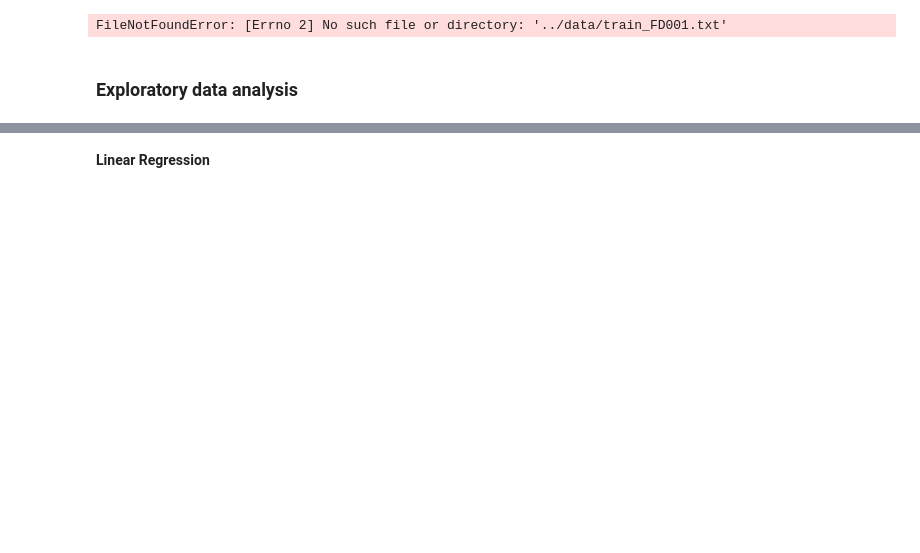
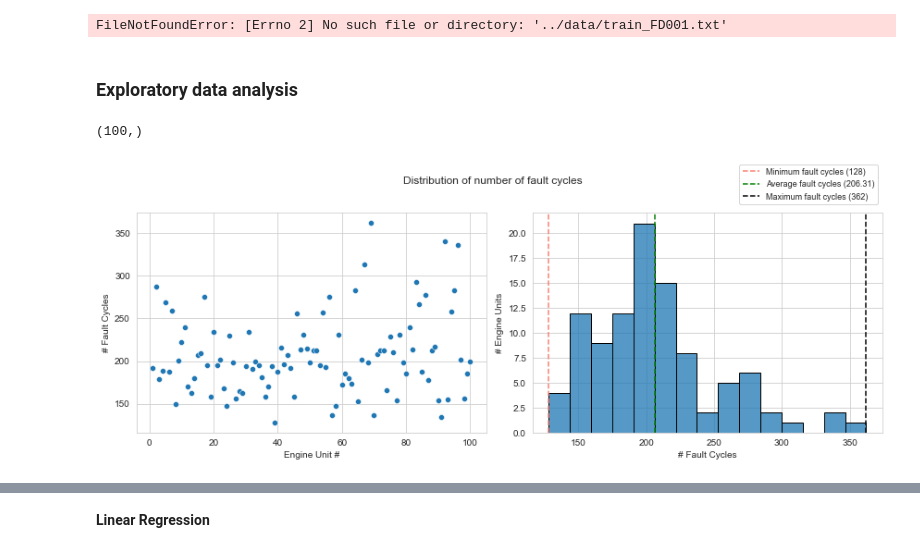
Before and after one commit to Khyati-Bareja/Predictive-Analysis-of-NASA-Turbofan-Degradation-simulation-dataset, a Jupyter notebook: src/EDA-and-Modeling.ipynb, the cells around one changed output, grey strips where cells are left out. Drawn from its saved outputs; the diff is of its cells as text; code cells hidden in the pictures; blank space fills up the shorter version.

```diff
--- a/src/EDA-and-Modeling.ipynb
+++ b/src/EDA-and-Modeling.ipynb
@@ -56,3 +51,36 @@ train.head()
 FileNotFoundError: [Errno 2] No such file or directory: '../data/train_FD001.txt'
 # %% [markdown]
 ### Exploratory data analysis
+# %%
+train.unit_num.unique().shape
+# %% [output]
+(100,)
+# %%
+n_cycles = train[index_names].groupby('unit_num').count()
+
+fig, axes = plt.subplots(1, 2, figsize=(12, 4))
+
+sns.scatterplot(data=n_cycles, x="unit_num", y="time_cycles", ax=axes[0])
+
+hist = sns.histplot(data=n_cycles, x="time_cycles", edgecolor='k', ax=axes[1], bins=15)
+hist.axvline(n_cycles.time_cycles.min(), color="salmon",
+             label=f"Minimum fault cycles ({n_cycles.time_cycles.min()})", ls="--")
+hist.axvline(n_cycles.time_cycles.mean(), color="green",
+             label=f"Average fault cycles ({round(n_cycles.time_cycles.mean(), 2)})", ls="--")
+hist.axvline(n_cycles.time_cycles.max(), color="black",
+             label=f"Maximum fault cycles ({n_cycles.time_cycles.max()})", ls="--")
+
+axes[0].set_ylabel("# Fault Cycles")
+axes[0].set_xlabel("Engine Unit #")
+
+axes[1].set_ylabel("# Engine Units")
+axes[1].set_xlabel("# Fault Cycles")
+
+plt.tight_layout()
+
+axes[1].legend(ncol=1, loc="upper right", bbox_to_anchor=[1, 1.24], fontsize=9)
+fig.suptitle("Distribution of number of fault cycles", y=1.1)
+
+plt.show()
+# %% [output]
+[figure, added]
```
Also changed, not shown: parts of 40 cells of this notebook, 15 other files.
